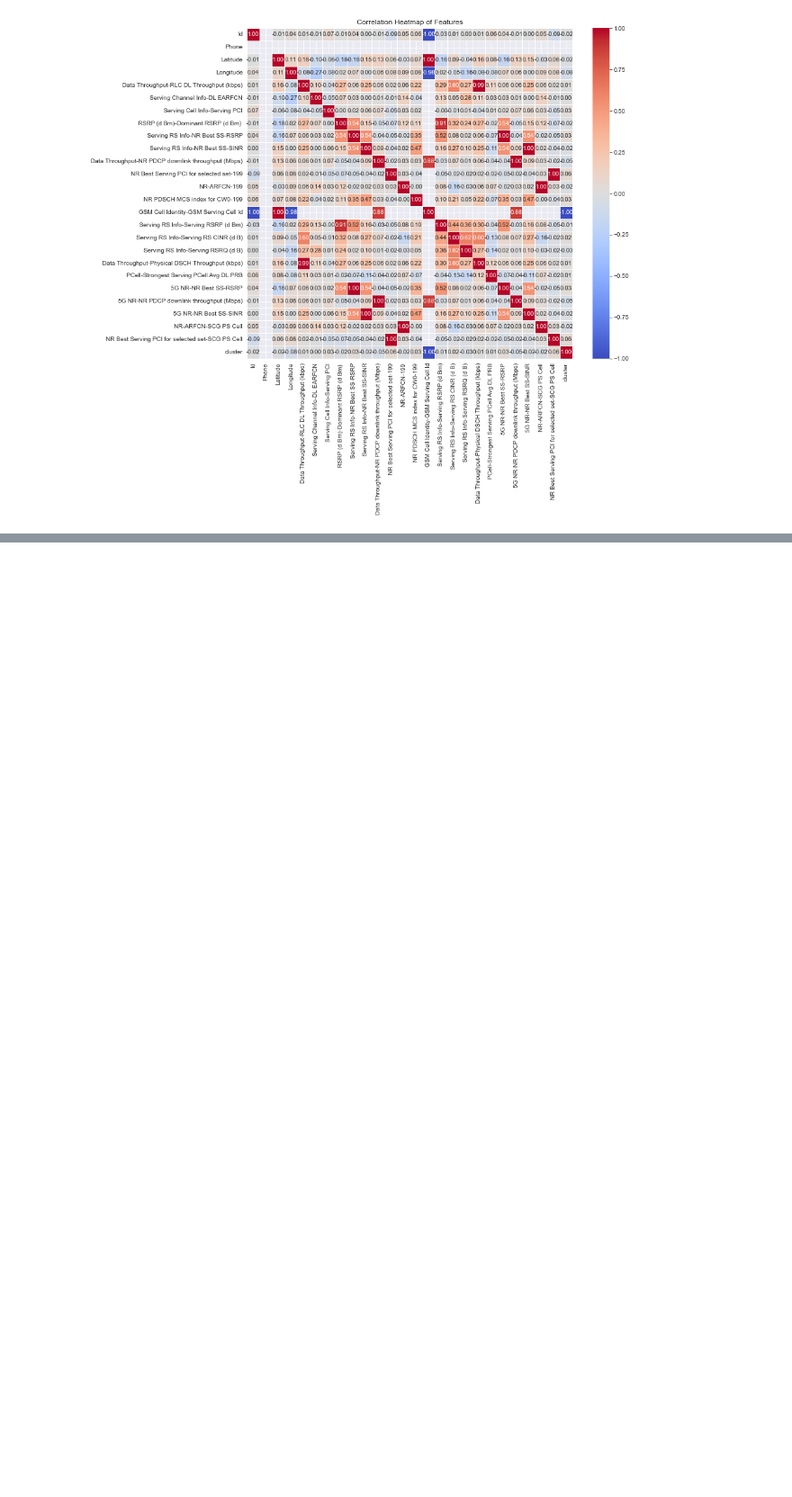
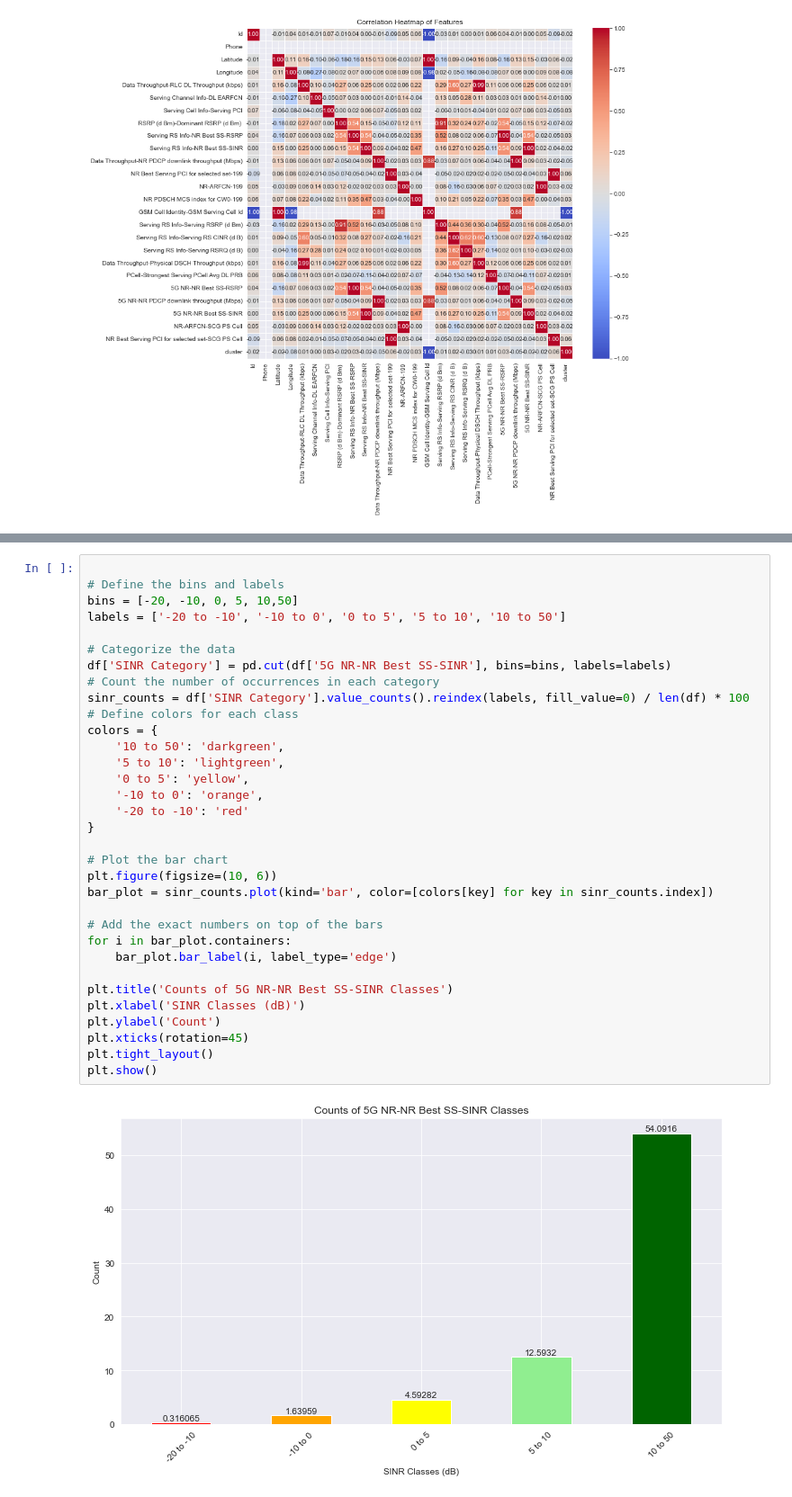
Before and after one commit to Liloiscracked/Predicting-Model-, a Jupyter notebook: 5g/analysis.ipynb, the cells around one changed output, grey strips where cells are left out. Shown: that part at 90% size. Drawn from its saved outputs; the diff is of its cells as text; blank space fills up the shorter version.

```diff
--- a/5g/analysis.ipynb
+++ b/5g/analysis.ipynb
@@ -184,0 +296,35 @@ plt.show()
+# %%
+
+# Define the bins and labels
+bins = [-20, -10, 0, 5, 10,50]
+labels = ['-20 to -10', '-10 to 0', '0 to 5', '5 to 10', '10 to 50']
+
+# Categorize the data
+df['SINR Category'] = pd.cut(df['5G NR-NR Best SS-SINR'], bins=bins, labels=labels)
+# Count the number of occurrences in each category
+sinr_counts = df['SINR Category'].value_counts().reindex(labels, fill_value=0) / len(df) * 100
+# Define colors for each class
+colors = {
+    '10 to 50': 'darkgreen',
+    '5 to 10': 'lightgreen',
+    '0 to 5': 'yellow',
+    '-10 to 0': 'orange',
+    '-20 to -10': 'red'
+}
+
+# Plot the bar chart
+plt.figure(figsize=(10, 6))
+bar_plot = sinr_counts.plot(kind='bar', color=[colors[key] for key in sinr_counts.index])
+
+# Add the exact numbers on top of the bars
+for i in bar_plot.containers:
+    bar_plot.bar_label(i, label_type='edge')
+
+plt.title('Counts of 5G NR-NR Best SS-SINR Classes')
+plt.xlabel('SINR Classes (dB)')
+plt.ylabel('Count')
+plt.xticks(rotation=45)
+plt.tight_layout()
+plt.show()
+# %% [output]
+[figure, added]
```
Also changed, not shown: parts of 6 cells of this notebook.
